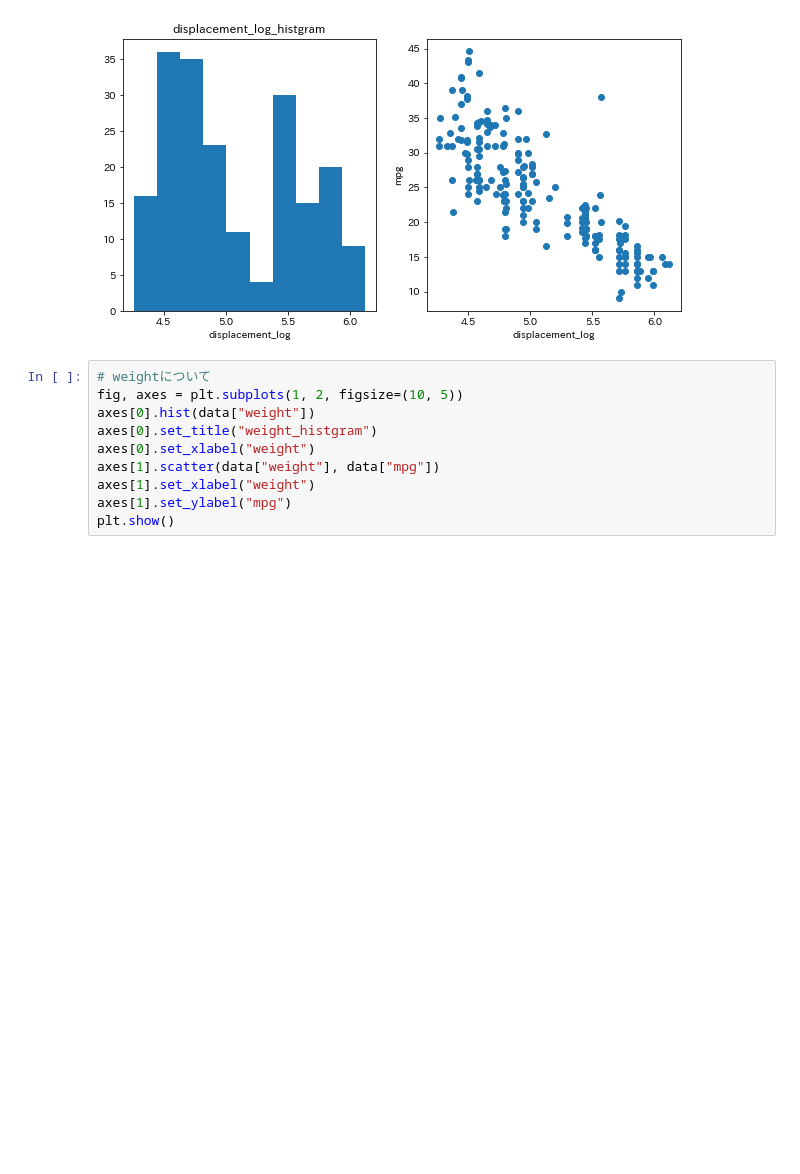
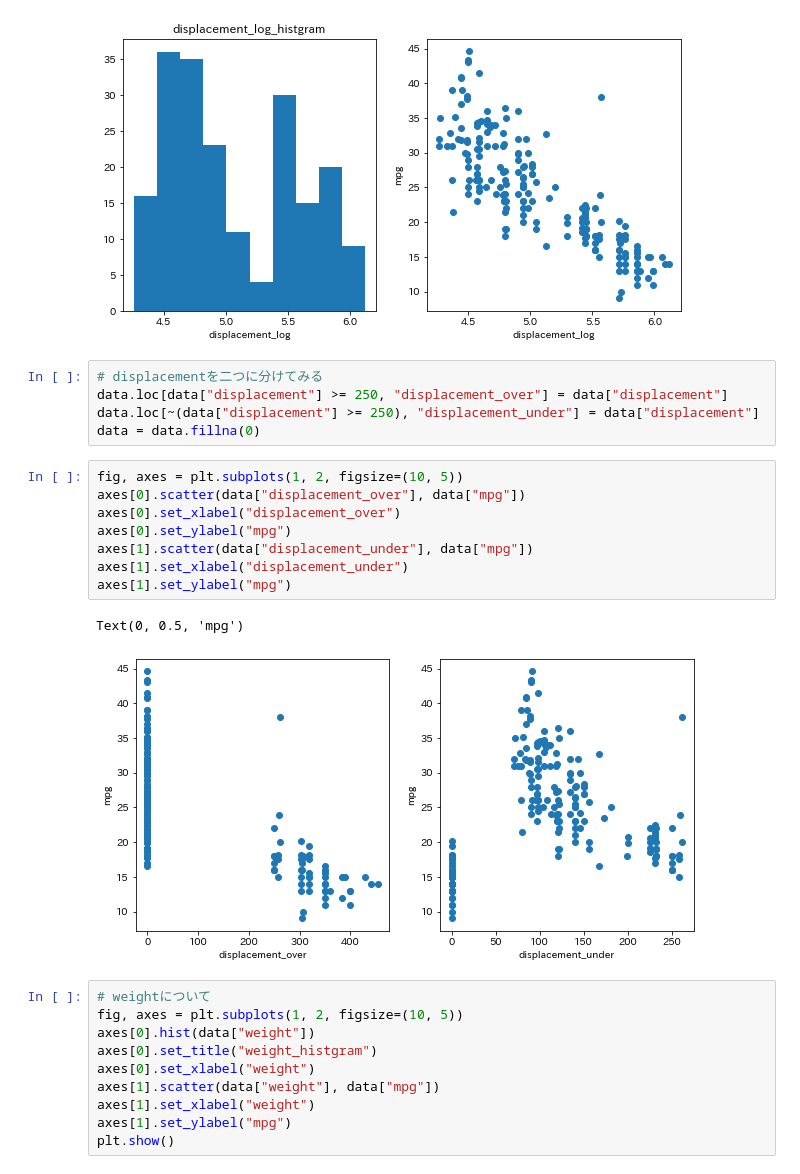
Before and after one commit to kotarott/signate_competition-01, a Jupyter notebook: model_automotive.ipynb, the cells around one changed output. Drawn from its saved outputs; the diff is of its cells as text; blank space fills up the shorter version.

```diff
--- a/model_automotive.ipynb
+++ b/model_automotive.ipynb
@@ -145,6 +145,22 @@ axes[1].set_ylabel("mpg")
 plt.show()
 # %% [output]
 [figure]
+# %%
+# displacementを二つに分けてみる
+data.loc[data["displacement"] >= 250, "displacement_over"] = data["displacement"]
+data.loc[~(data["displacement"] >= 250), "displacement_under"] = data["displacement"]
+data = data.fillna(0)
+# %%
+fig, axes = plt.subplots(1, 2, figsize=(10, 5))
+axes[0].scatter(data["displacement_over"], data["mpg"])
+axes[0].set_xlabel("displacement_over")
+axes[0].set_ylabel("mpg")
+axes[1].scatter(data["displacement_under"], data["mpg"])
+axes[1].set_xlabel("displacement_under")
+axes[1].set_ylabel("mpg")
+# %% [output]
+Text(0, 0.5, 'mpg')
+[figure, added]
 # %%
 # weightについて
 fig, axes = plt.subplots(1, 2, figsize=(10, 5))
```
Also changed, not shown: parts of 8 cells of this notebook.
